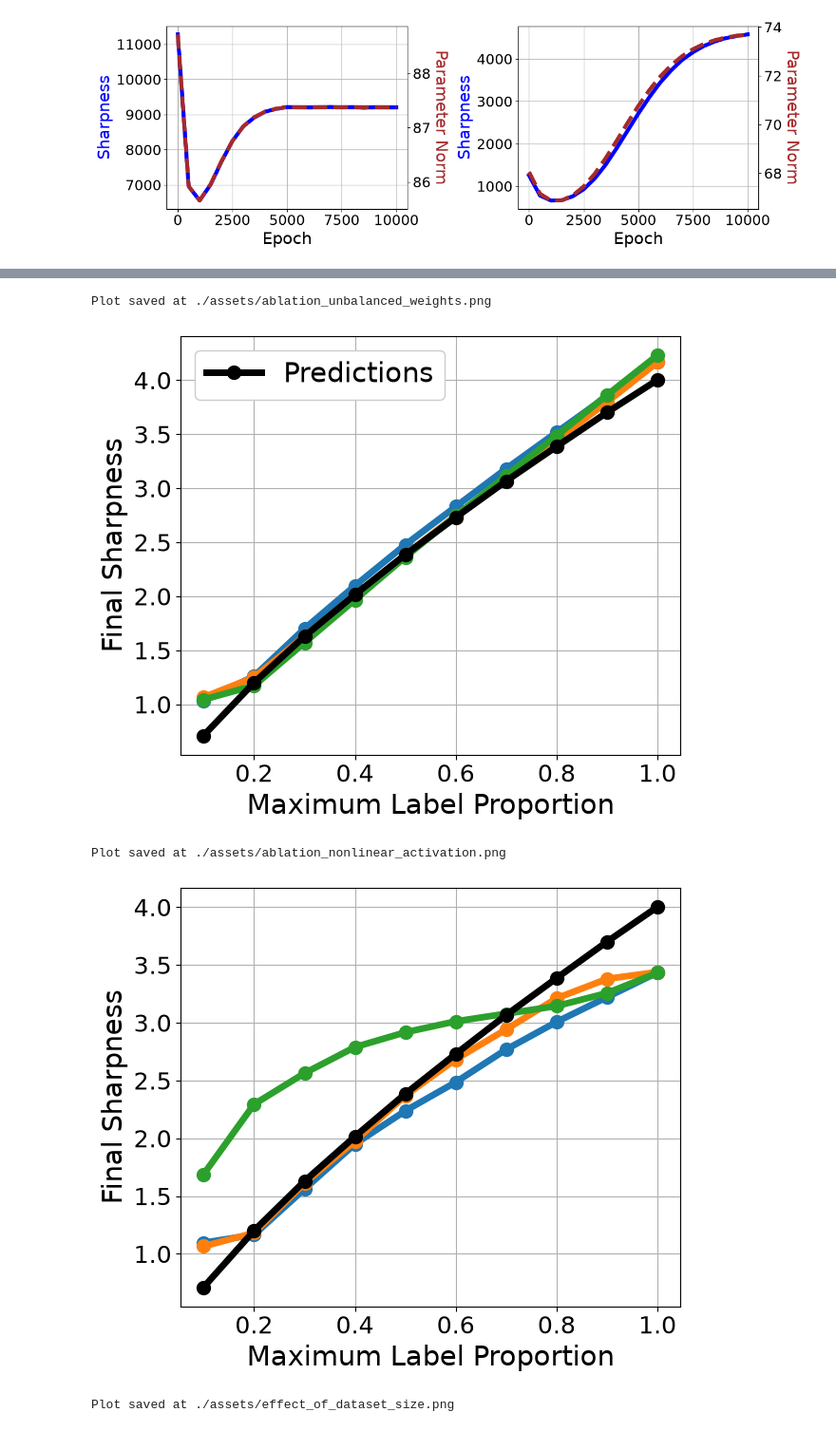
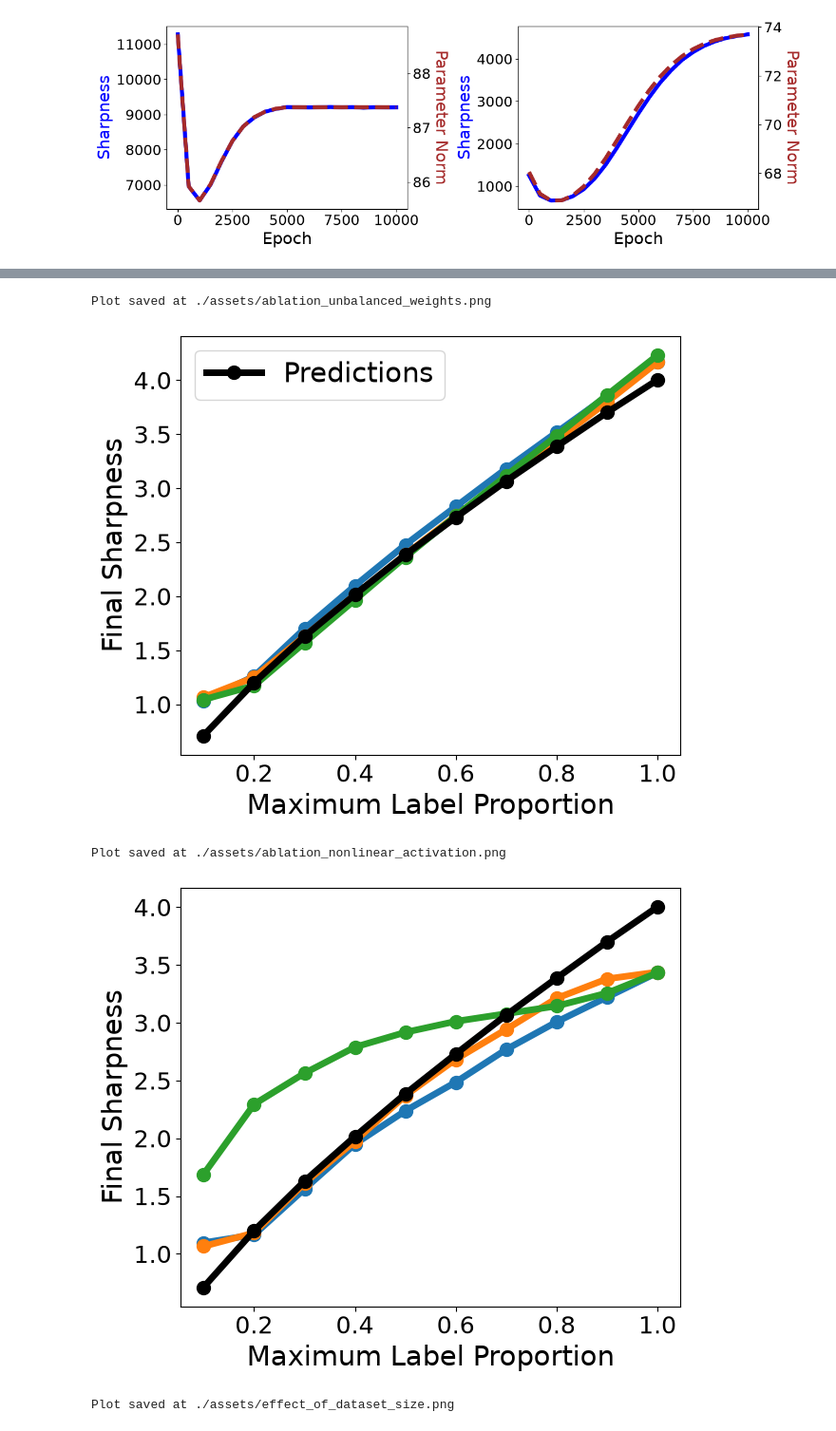
Before and after one commit to ignasa007/How-Sharpness-Depends-on-Data, a Jupyter notebook: plots.ipynb, the cells around one changed output, grey strips where cells are left out. Shown at 95% size. Drawn from its saved outputs; the diff is of its cells as text; code cells hidden in the pictures.

```diff
--- a/plots.ipynb
+++ b/plots.ipynb
@@ -161,17 +155,17 @@ for save_name, ax in zip(SAVE_NAMES, axs):
     p = ax.plot(
         LOG_EVERY*np.arange(0, len(numerical_eigvals)),
         numerical_eigvals,
-        linestyle="-", linewidth=5, alpha=1.0, color="blue"
+        linestyle="-", linewidth=LINE_WIDTH, color="blue"
     )
     ax.tick_params(axis="both", labelsize=LABEL_SIZE)
     ax.set_xlabel("Epoch", fontsize=FONT_SIZE)
     ax.set_ylabel("Sharpness", fontsize=FONT_SIZE, color=p[-1].get_color())
-    ax.grid()
+    # ax.grid()
     ax_twin = ax.twinx()
     p = ax_twin.plot(
         LOG_EVERY*np.arange(0, len(sq_param_norms)),
         sq_param_norms.sum(axis=1),
-        linestyle="--", linewidth=5, alpha=1.0, color="brown"
+        linestyle="--", linewidth=LINE_WIDTH, color="brown"
     )
     ax_twin.tick_params(axis="both", labelsize=LABEL_SIZE)
     ax_twin.set_ylabel("Parameter Norm", fontsize=FONT_SIZE, color=p[-1].get_color(), rotation=270, labelpad=FONT_SIZE+2)
@@ -202,15 +196,15 @@ for Dataset in DATASETS:
         *_, numerical_eigval, theoretical_eigval = out
         numerical_eigvals.append(numerical_eigval[-1].item())
         theoretical_eigvals.append(theoretical_eigval[-1].item())
-    ax.plot(MAX_PROPS, numerical_eigvals, linewidth=5, marker="o", ms=8, mew=3, alpha=1.0, label=Dataset)
-ax.plot(MAX_PROPS, theoretical_eigvals, linewidth=5, marker="o", ms=8, mew=3, color="black", alpha=1.0, label="Predictions")
+    ax.plot(MAX_PROPS, numerical_eigvals, linewidth=LINE_WIDTH, marker="o", ms=MARKER_SIZE, label=Dataset)
+ax.plot(MAX_PROPS, theoretical_eigvals, linewidth=LINE_WIDTH, marker="o", ms=MARKER_SIZE, color="black", label="Predictions")
 
 ax.set_xticks(MAX_PROPS[1::2])
 ax.tick_params(axis="both", labelsize=LABEL_SIZE)
 ax.set_xlabel("Maximum Label Proportion", fontsize=FONT_SIZE)
 ax.set_ylabel("Final Sharpness", fontsize=FONT_SIZE)
-ax.legend(loc="upper left", fontsize=FONT_SIZE, framealpha=1.0)
-ax.grid()
+ax.legend(loc="upper left", fontsize=FONT_SIZE, framealpha=FRAME_ALPHA)
+# ax.grid()
 
 fig.tight_layout()
 fn = f"{ASSETS}/{source_name}.png"
@@ -238,15 +232,15 @@ for Dataset in DATASETS:
         *_, numerical_eigval, theoretical_eigval = out
         numerical_eigvals.append(numerical_eigval[-1].item())
         theoretical_eigvals.append(theoretical_eigval[-1].item())
-    ax.plot(MAX_PROPS, numerical_eigvals, linewidth=5, marker="o", ms=8, mew=3, alpha=1.0, label=Dataset)
+    ax.plot(MAX_PROPS, numerical_eigvals, linewidth=LINE_WIDTH, marker="o", ms=MARKER_SIZE, label=Dataset)
 
 ax.set_xticks(MAX_PROPS[1::2])
 ax.set_yscale("log")
 ax.tick_params(axis="both", labelsize=LABEL_SIZE)
 ax.set_xlabel("Maximum Label Proportion", fontsize=FONT_SIZE)
 ax.set_ylabel("Final Sharpness", fontsize=FONT_SIZE)
-ax.legend(loc="center left", fontsize=FONT_SIZE, framealpha=1.0)
-ax.grid()
+ax.legend(loc="center left", fontsize=FONT_SIZE, framealpha=FRAME_ALPHA)
+# ax.grid()
 
 fig.tight_layout()
 fn = f"{ASSETS}/{source_name}.png"
@@ -274,15 +268,15 @@ for Dataset in DATASETS:
         *_, numerical_eigval, theoretical_eigval = out
         numerical_eigvals.append(numerical_eigval[-1].item())
         theoretical_eigvals.append(theoretical_eigval[-1].item())
-    ax.plot(MAX_PROPS, numerical_eigvals, linewidth=5, marker="o", ms=8, mew=3, alpha=1.0)
-ax.plot(MAX_PROPS, theoretical_eigvals, linewidth=5, marker="o", ms=8, mew=3, color="black", alpha=1.0, label="Predictions")
+    ax.plot(MAX_PROPS, numerical_eigvals, linewidth=LINE_WIDTH, marker="o", ms=MARKER_SIZE)
+ax.plot(MAX_PROPS, theoretical_eigvals, linewidth=LINE_WIDTH, marker="o", ms=MARKER_SIZE, color="black", label="Predictions")
 
 ax.set_xticks(MAX_PROPS[1::2])
 ax.tick_params(axis="both", labelsize=LABEL_SIZE)
 ax.set_xlabel("Maximum Label Proportion", fontsize=FONT_SIZE)
 ax.set_ylabel("Final Sharpness", fontsize=FONT_SIZE)
-ax.legend(loc="upper left", fontsize=FONT_SIZE, framealpha=1.0)
-ax.grid()
+ax.legend(loc="upper left", fontsize=FONT_SIZE, framealpha=FRAME_ALPHA)
+# ax.grid()
 
 fig.tight_layout()
 fn = f"{ASSETS}/{source_name}.png"
@@ -292,43 +286,43 @@ print(f"Plot saved at {fn}")
 plt.show()
 # %% [output]
 Plot saved at ./assets/ablation_unbalanced_weights.png
-[figure, old version]
+[figure, new version]
 # %%
 from ablation_nonlinear_activation import *
 source_name = "ablation_nonlinear_activation"
 DATASETS = ("MNIST", "FashionMNIST", "CIFAR10")
 MAX_PROPS = np.linspace(0.1, 1.0, 10)
 
 fig, ax = plt.subplots(1, 1, figsize=(AX_WIDTH*1, AX_HEIGHT*1))
 
 for Dataset in DATASETS:
     numerical_eigvals, theoretical_eigvals = list(), list()
     for max_prop in MAX_PROPS:
         fn = f"{RESULTS}/{source_name}/{Dataset.lower()}/max_prop={max_prop:.1f}.pt"
         results = torch.load(fn, weights_only=False, map_location="cpu")
         kwargs, assets, out = results["kwargs"], results["assets"], results["out"]
         *_, numerical_eigval, theoretical_eigval = out
         numerical_eigvals.append(numerical_eigval[-1].item())
         theoretical_eigvals.append(theoretical_eigval[-1].item())
-    ax.plot(MAX_PROPS, numerical_eigvals, linewidth=5, marker="o", ms=8, mew=3, alpha=1.0, label=Dataset)
-ax.plot(MAX_PROPS, theoretical_eigvals, linewidth=5, marker="o", ms=8, mew=3, color="black", alpha=1.0, label="Predictions")
+    ax.plot(MAX_PROPS, numerical_eigvals, linewidth=LINE_WIDTH, marker="o", ms=MARKER_SIZE, label=Dataset)
+ax.plot(MAX_PROPS, theoretical_eigvals, linewidth=LINE_WIDTH, marker="o", ms=MARKER_SIZE, color="black", label="Predictions")
 
 ax.set_xticks(MAX_PROPS[1::2])
 ax.tick_params(axis="both", labelsize=LABEL_SIZE)
 ax.set_xlabel("Maximum Label Proportion", fontsize=FONT_SIZE)
 ax.set_ylabel("Final Sharpness", fontsize=FONT_SIZE)
-# ax.legend(loc="upper left", fontsize=FONT_SIZE, framealpha=1.0)
-ax.grid()
+# ax.legend(loc="upper left", fontsize=FONT_SIZE, framealpha=FRAME_ALPHA)
+# ax.grid()
 
 fig.tight_layout()
 fn = f"{ASSETS}/{source_name}.png"
 os.makedirs(os.path.dirname(fn), exist_ok=True)
 plt.savefig(fn)
 print(f"Plot saved at {fn}")
 plt.show()
 # %% [output]
 Plot saved at ./assets/ablation_nonlinear_activation.png
-[figure, old version]
+[figure, new version]
 # %%
 from effect_of_dataset_size import *
 source_name = "effect_of_dataset_size"
```
Also changed, not shown: parts of 8 cells of this notebook, 34 other files.
